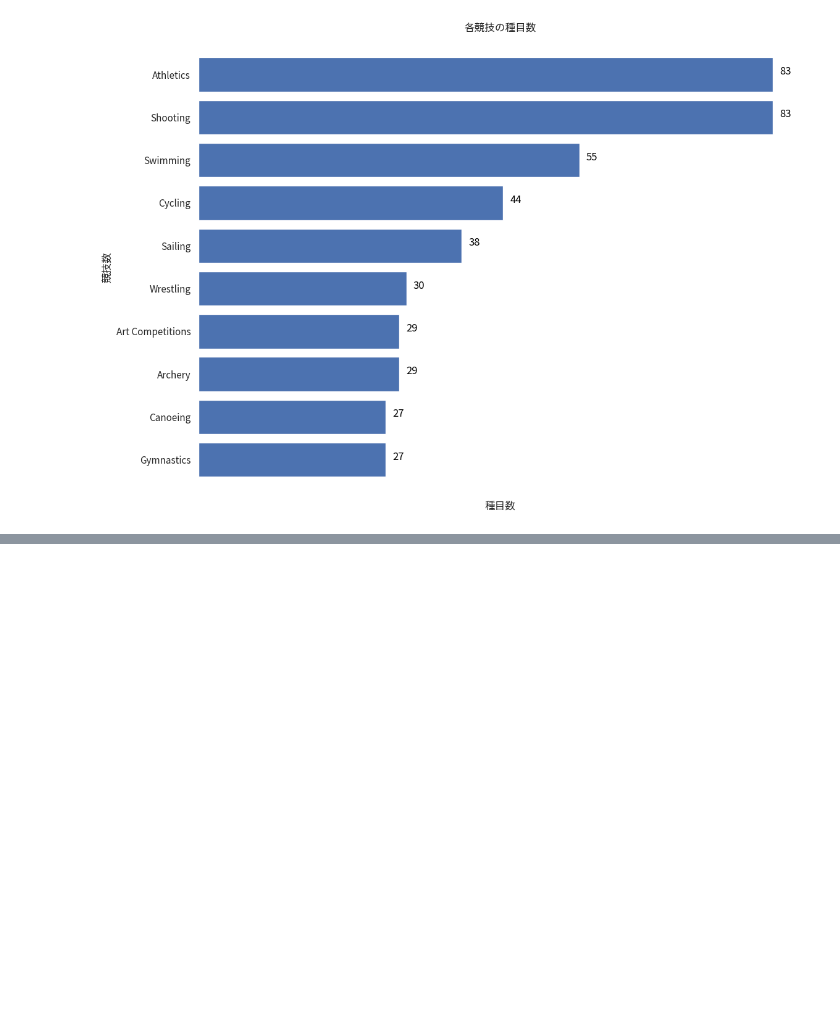
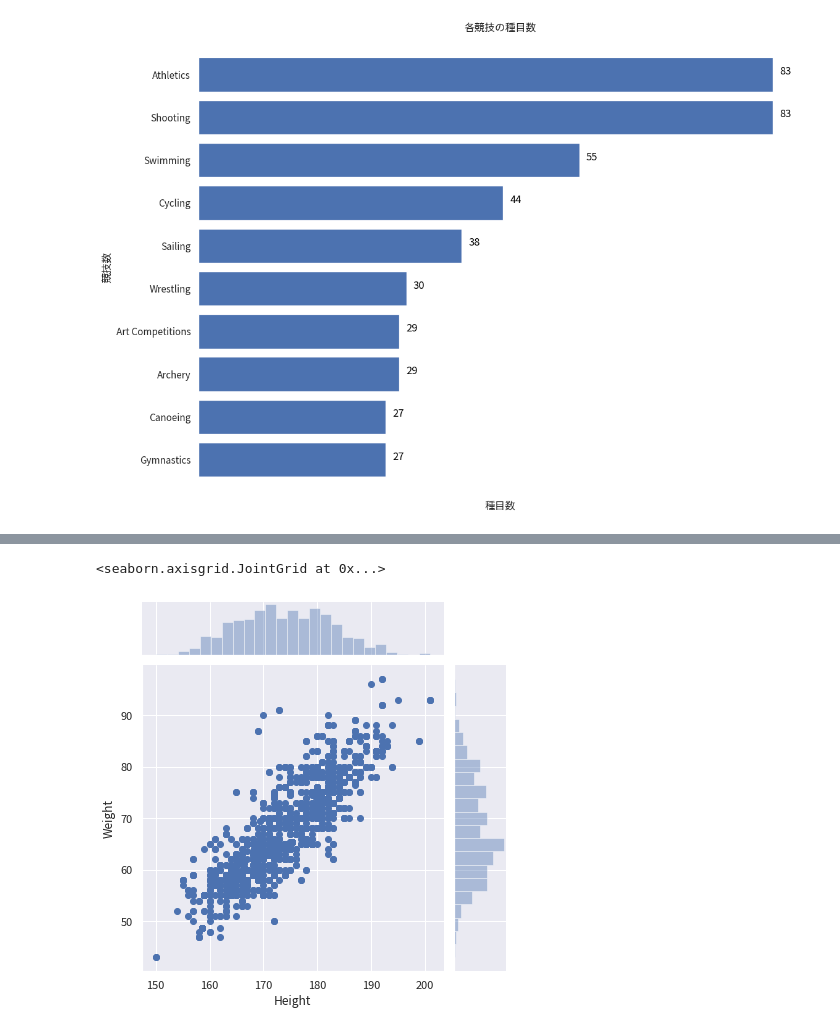
Before and after one commit to 900914/TIL, a Jupyter notebook: Kaggle/120olympic_analytics.ipynb, the cells around one changed output, grey strips where cells are left out. Drawn from its saved outputs; the diff is of its cells as text; code cells hidden in the pictures; blank space fills up the shorter version.

```diff
--- a/Kaggle/120olympic_analytics.ipynb
+++ b/Kaggle/120olympic_analytics.ipynb
@@ -769,0 +917,5 @@ plt.show()
+# %%
+sns.jointplot(data=sub_df[sub_df['Sport']=='Badminton'],x='Height',y='Weight')
+# %% [output]
+<seaborn.axisgrid.JointGrid at 0x...>
+[figure, added]
```
Also changed, not shown: parts of 37 cells of this notebook.
